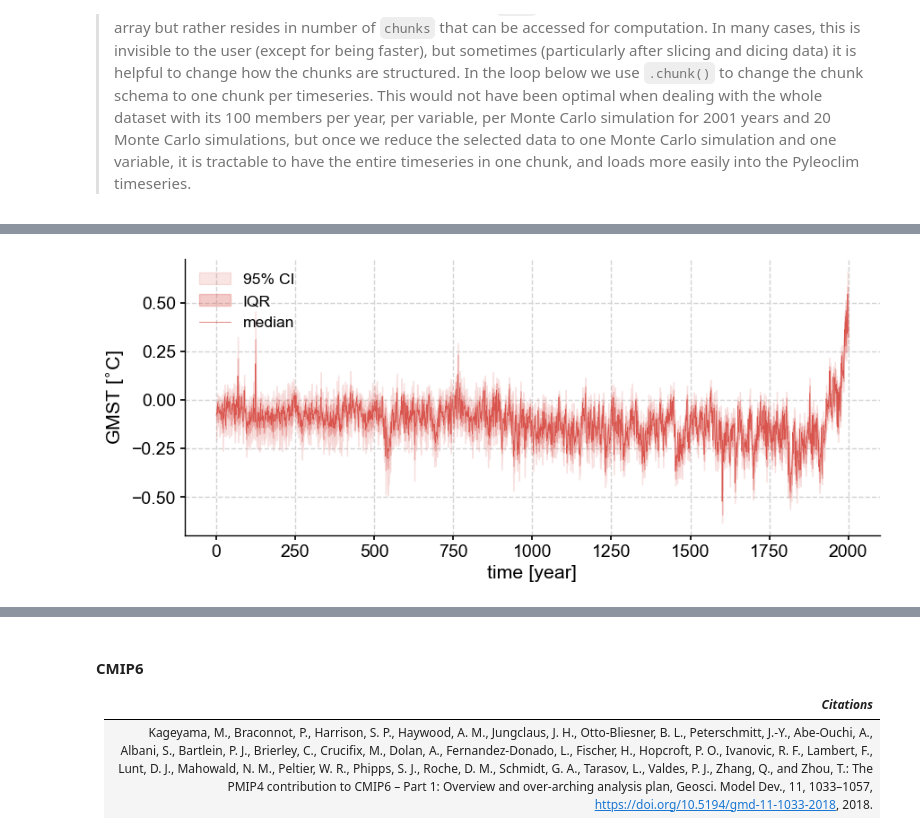
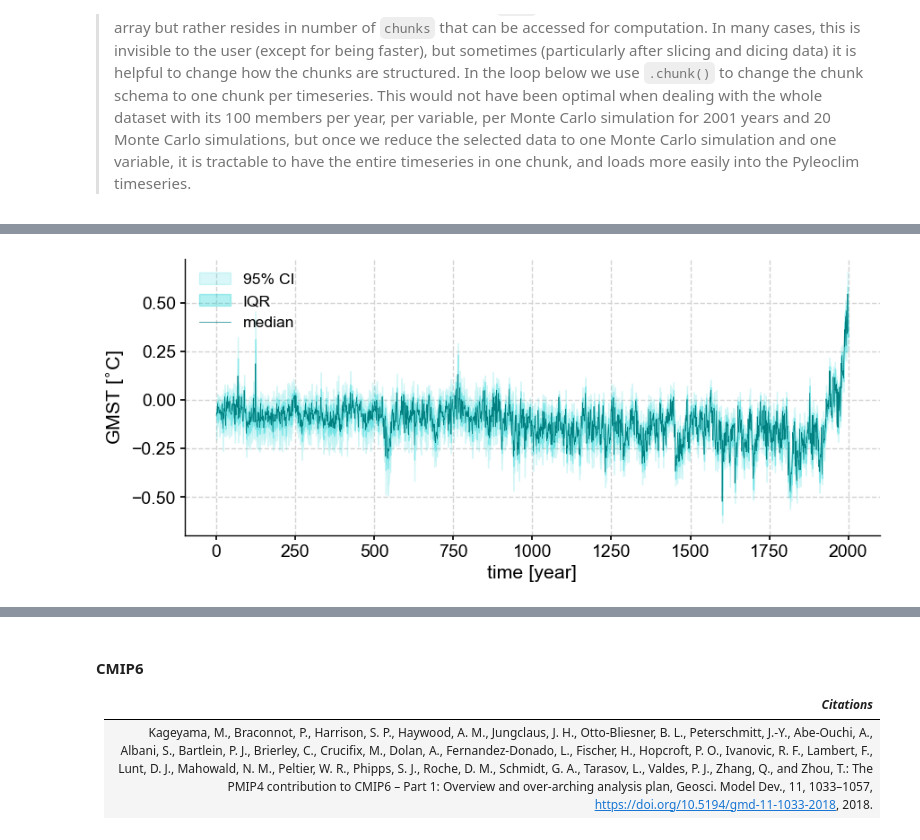
Before and after one commit to LinkedEarth/paleobooks_mathom, a Jupyter notebook: notebooks/CMIP6_LMR.ipynb, the cells around one changed output, grey strips where cells are left out. Saved outputs shown, nothing was run; the diff lists cells and outputs as text; code cells hidden in the pictures.

```diff
--- a/notebooks/CMIP6_LMR.ipynb
+++ b/notebooks/CMIP6_LMR.ipynb
@@ -106,6 +118,6 @@ Wall time: 7min 4s
 # %%
 lmr_ens = pyleo.EnsembleSeries(es_ps)
 # %%
-fig, ax = lmr_ens.plot_envelope( shade_alpha = .15,  ylabel='GMST [$^{\\circ}$C]', curve_lw=.5)
+fig, ax = lmr_ens.plot_envelope( shade_alpha = .15,  ylabel='GMST [$^{\\circ}$C]', curve_lw=.5, shade_clr = 'darkturquoise', curve_clr='teal')
 # %% [output]
-[figure, old version]
+[figure, new version]
```
Also changed, not shown: parts of 16 cells of this notebook.
